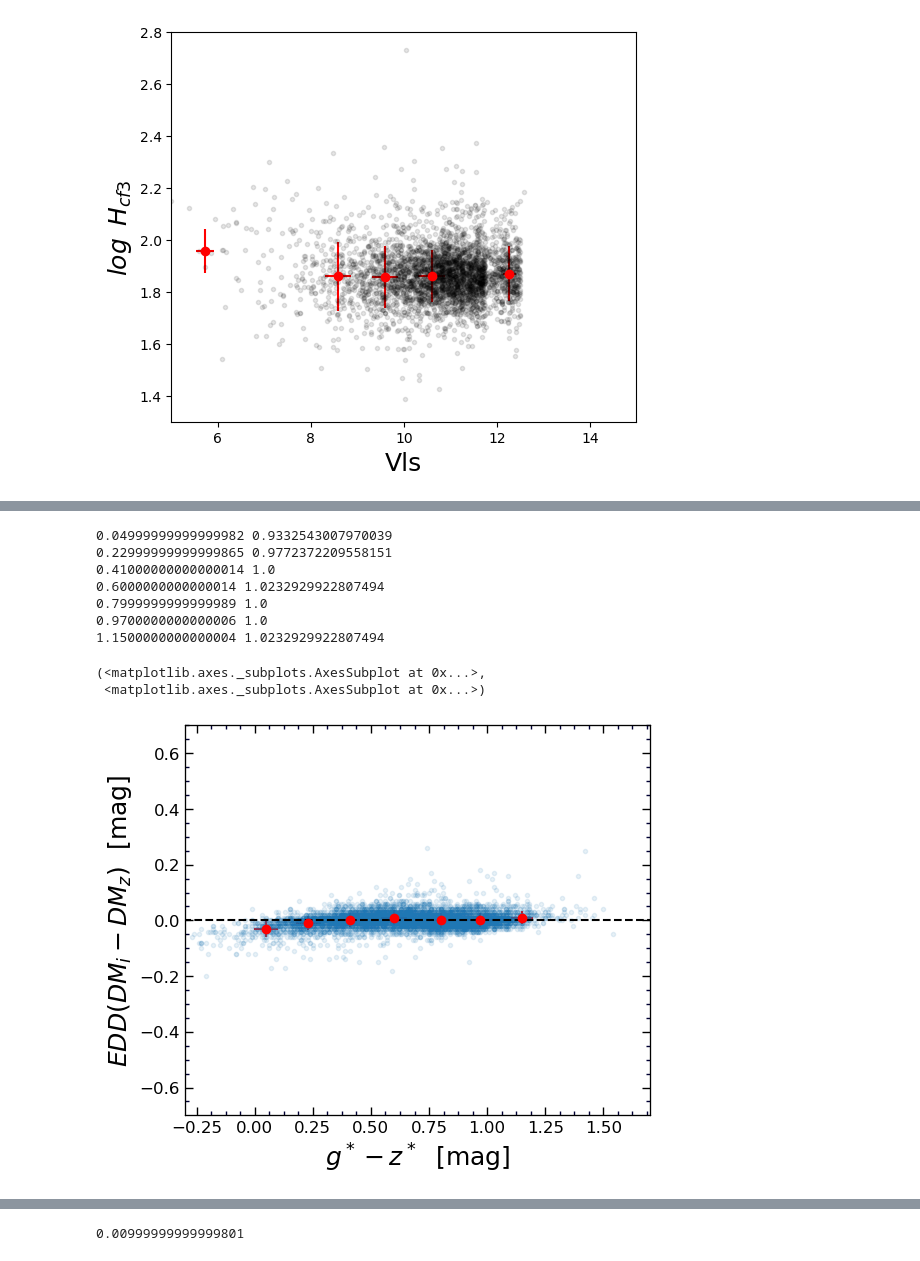
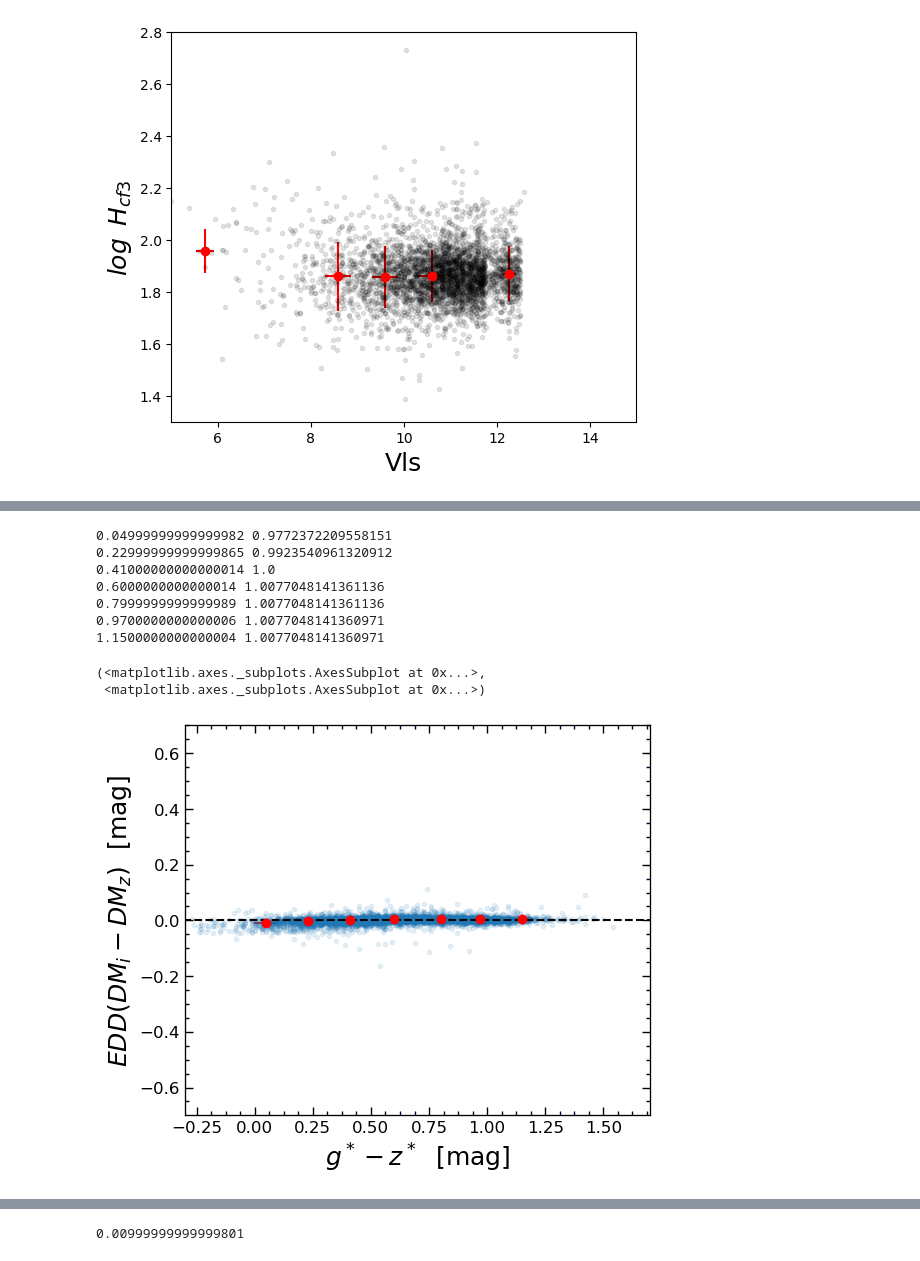
Before and after one commit to ekourkchi/TFcalibrators, a Jupyter notebook: Hubble_param-BandEvaluation.ipynb, the cells around one changed output, grey strips where cells are left out. Saved outputs shown, nothing was run; the diff lists cells and outputs as text; code cells hidden in the pictures.

```diff
--- a/Hubble_param-BandEvaluation.ipynb
+++ b/Hubble_param-BandEvaluation.ipynb
@@ -482,7 +462,7 @@ v = np.linspace(-5, 5, 50)
 c, cov = np.polyfit(X, Y, 2, w=1./Ye, cov=True)
 ax.plot(v,c[0]*v**2+c[1]*v+c[2], '--')
 
-Y = Y - (c[0]*X**2+c[1]*X+c[2]) + med
+# Y = Y - (c[0]*X**2+c[1]*X+c[2]) + med
 
 print c
 med = np.median(Y)
@@ -676,5 +652,5 @@ set_axes(ax)
 
 print 10**med
 
-Y = Y - (c[0]*X**2+c[1]*X+c[2]) + med
+# Y = Y - (c[0]*X**2+c[1]*X+c[2]) + med
 # %% [output]
@@ -1396,42 +1372,42 @@ fig.subplots_adjust(wspace=0, top=0.9, bottom=0.12, left=0.05, right=0.98)
 ax = fig.add_subplot(111)
 
 X =  ggg[indx]-zzz[indx] # logWimx[indx] #
-Y = DMi[indx]-DMz[indx]
+Y = DMi[indx]-(DMz[indx]+DMr[indx]+DMi[indx])/3.
 
 ax.plot(X, Y, '.', alpha=0.1)
 
 # for i in np.arange(-1.8,2.8, 0.2):
 for i in np.arange(-0.1,1.3, 0.20):
     xp = []
     yp = []
     for ii in range(len(X)):
         xi = X[ii]
         if xi>=i and xi<i+0.20:
             xp.append(xi)
             yp.append(Y[ii])
     if len(xp)>0:
         ax.errorbar(np.median(xp), np.median(yp), yerr=np.std(yp), xerr=np.std(xp), fmt='o',
                     color='r', ms=6)
         print np.median(xp), 10**np.median(yp)
 
 ax.plot([-3,3], [0,0], 'k--')
 ax.set_xlim(-0.3,1.7)
 ax.set_ylim(-0.7,0.7)
 
 ax.set_xlabel(r'$g^*-z^* $'+'  [mag]', fontsize=18)
 ax.set_ylabel(r'$EDD(DM_{i}-DM_z)$'+'  [mag]', fontsize=18)
 set_axes(ax, fontsize=12)
 # %% [output]
-0.04999999999999982 0.9332543007970039
-0.22999999999999865 0.9772372209558151
+0.04999999999999982 0.9772372209558151
+0.22999999999999865 0.9923540961320912
 0.41000000000000014 1.0
-0.6000000000000014 1.0232929922807494
-0.7999999999999989 1.0
-0.9700000000000006 1.0
-1.1500000000000004 1.0232929922807494
+0.6000000000000014 1.0077048141361136
+0.7999999999999989 1.0077048141361136
+0.9700000000000006 1.0077048141360971
+1.1500000000000004 1.0077048141360971
 (<matplotlib.axes._subplots.AxesSubplot at 0x...>,
  <matplotlib.axes._subplots.AxesSubplot at 0x...>)
-[figure, old version]
+[figure, new version]
 # %%
 DMr  = table['DMr']
 DMi  = table['DMi']
```
Also changed, not shown: parts of 35 cells of this notebook, 1 other file.
